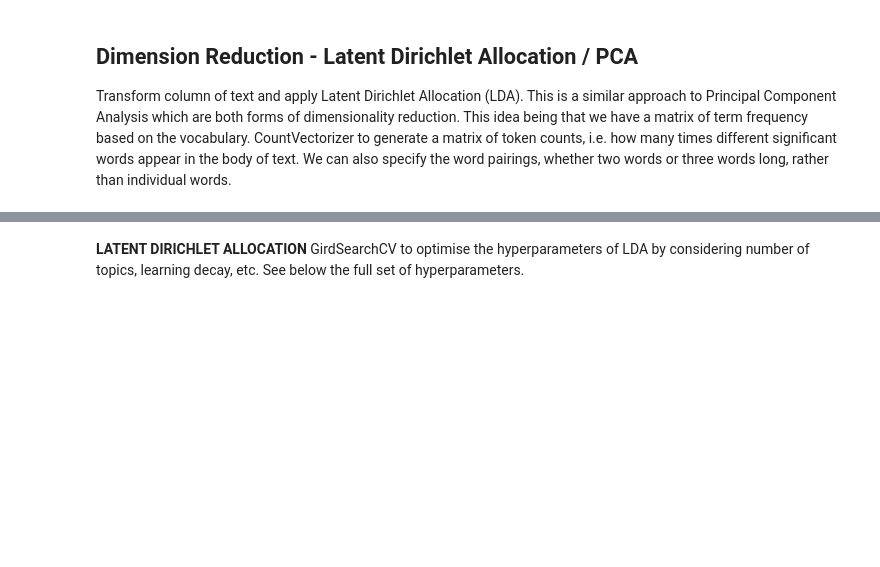
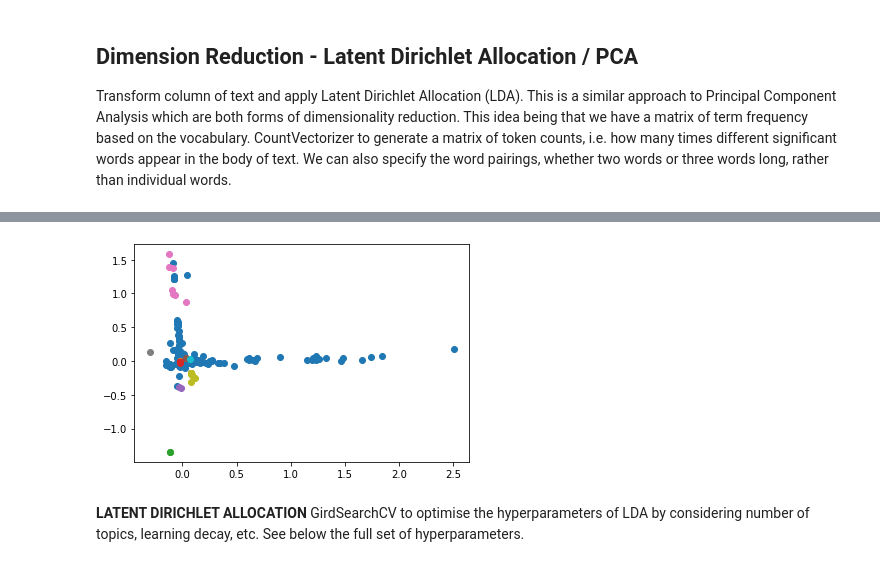
Before and after one commit to michaelmml/NLP-Information-Extraction, a Jupyter notebook: BERTopicModelling.ipynb, the cells around one changed output, grey strips where cells are left out. Drawn from its saved outputs; the diff is of its cells as text; code cells hidden in the pictures; blank space fills up the shorter version.

```diff
--- a/BERTopicModelling.ipynb
+++ b/BERTopicModelling.ipynb
@@ -470,3 +473,10 @@ KMeans(n_clusters=10)
+# %%
+u_labels = np.unique(label)
+for i in u_labels:
+    plt.scatter(X_pca[label == i , 5] , X_pca[label == i , 6] , label = i)
+plt.show()
+# %% [output]
+[figure, added]
 # %% [markdown]
 **LATENT DIRICHLET ALLOCATION** GirdSearchCV to optimise the hyperparameters of LDA by considering number of topics, learning decay, etc. See below the full set of hyperparameters.
 # %%
```
Also changed, not shown: parts of 5 cells of this notebook.
